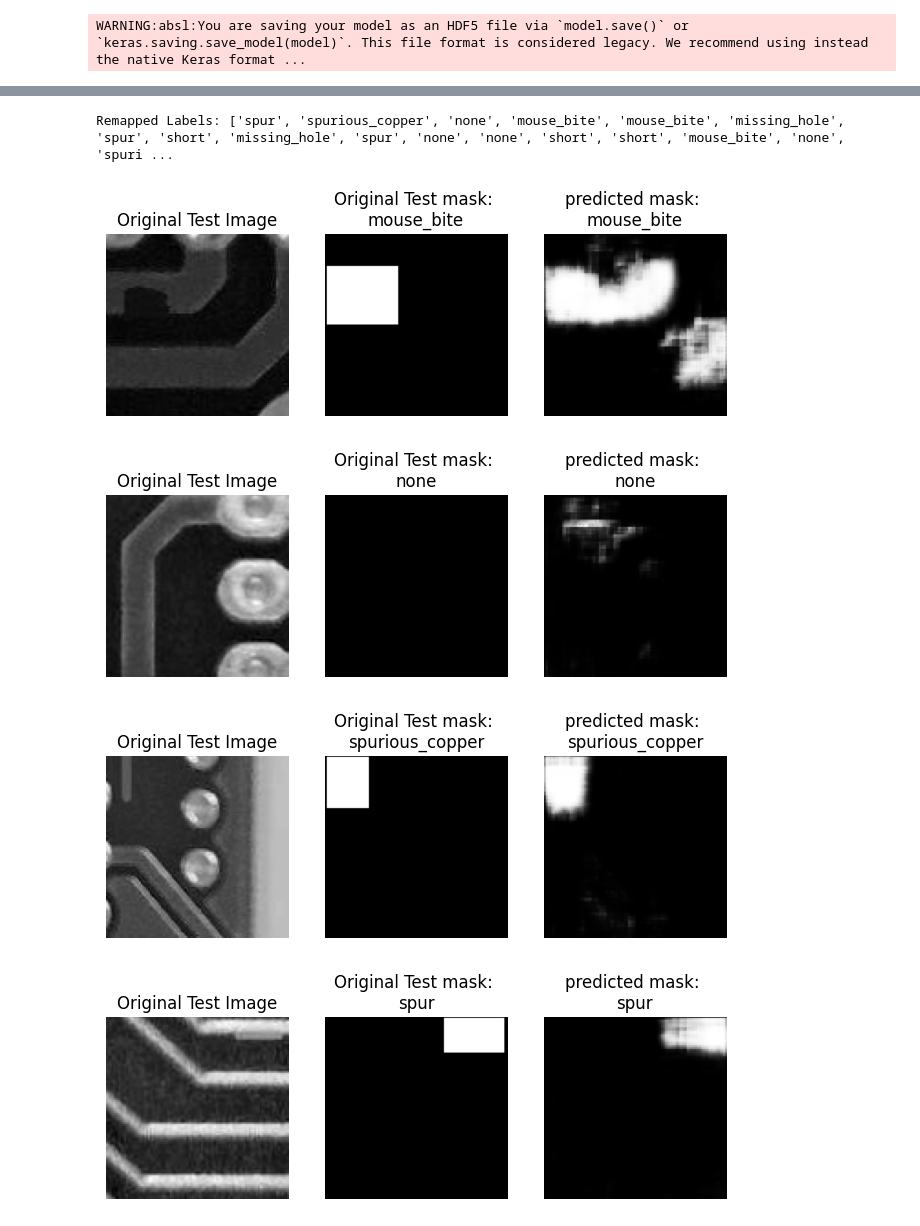
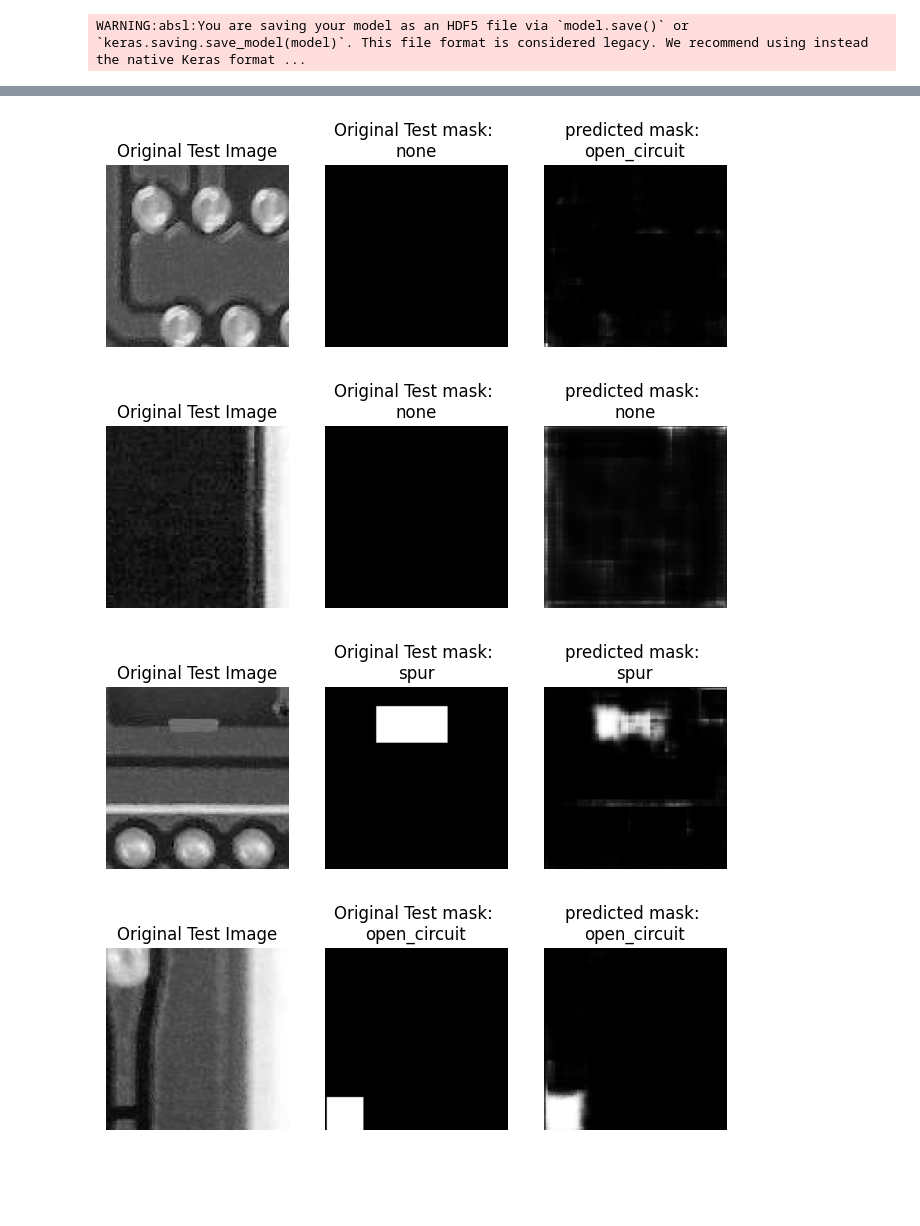
Before and after one commit to taubenus/PCB_Defects_Detection, a Jupyter notebook: notebooks/models/PCB_enhanced_unet_segmentation_classification.ipynb, the cells around one changed output, grey strips where cells are left out. Saved outputs shown, nothing was run; the diff lists cells and outputs as text; code cells hidden in the pictures; blank space fills up the shorter version.

Commit message:
model training and interpretability tests

```diff
--- a/notebooks/models/PCB_enhanced_unet_segmentation_classification.ipynb
+++ b/notebooks/models/PCB_enhanced_unet_segmentation_classification.ipynb
@@ -686,7 +704,7 @@ Label: 6, Count: 1674
 # %% [markdown]
 After data augmentation, more imbalance is introduced, we will offset this be minimizing our classes to 500 points of data per class.
 # %%
-max_samples_per_augmented_class = 1500
+max_samples_per_augmented_class = 1780
 
 label_counts = defaultdict(int)
 
@@ -804,18 +822,25 @@ class TimingCallback(Callback):
 # %%
 early_stopping = EarlyStopping(
                                 patience=10,
-                                min_delta = 0.005,
+                                min_delta = 0.0001,
                                 verbose=1,
                                 mode = 'min',
                                 monitor='val_loss')
 
 reduce_learning_rate = ReduceLROnPlateau(
-                                    monitor="val_loss",
-                                    patience=10,
-                                    episilon= 0.005,
-                                    factor=0.1,
-                                    cooldown = 4,
-                                    verbose=1)
+                                        monitor="val_loss",
+                                        patience=10,
+                                        episilon= 0.0001,
+                                        factor=0.01,
+                                        cooldown = 4,
+                                        verbose=1)
 
-time_callback = TimingCallback(10800)
+checkpoint = ModelCheckpoint(
+                            'best_model_params_100.keras',
+                            monitor='val_loss',
+                            verbose=1,
+                            save_best_only=True,
+                            mode='min')
+
+time_callback = TimingCallback(20000) # 18000 = 5 hrs
 # %%
@@ -890,11 +915,11 @@ model.compile(
         'classification_output': 'categorical_crossentropy'  # for the classification output with softmax
     },
     loss_weights={
-        'segmentation_output': 0.8,  # Weighted at 70%
-        'classification_output': 0.2  # Weighted at 30%
+        'segmentation_output': 0.8,  # Weighted at 80%
+        'classification_output': 0.2  # Weighted at 20%
     },
     metrics={
-        'segmentation_output': ['accuracy', MeanAbsoluteError()],  # Adding MAE for mask
+        'segmentation_output': ['accuracy', MeanAbsoluteError(), MeanIoU(num_classes=num_classes)],  # Metrics for segmentation
         'classification_output': ['accuracy', Recall(), Precision()]  # Metrics for classification
     }
 )
@@ -946,12 +971,12 @@ Data type of y_train_augmented: float64
 # Train the model
 history = model.fit(x=x_train_filtered_images,
                     y=[y_train_filtered_mask, y_train_filtered_labels],
-                    epochs=10,
+                    epochs=40,
                     batch_size=16,
                     validation_data=(X_test, [y_test_mask, y_test_class]),
                     callbacks=[ reduce_learning_rate,
                                 early_stopping,
-                                #time_callback
+                                time_callback
                                 ],
                     verbose=True)
 # %% [output]
@@ -1078,39 +1100,34 @@ class_labels_pred = {
     5: 'spur',
     6: 'spurious_copper'
 }
-# Remap predicted labels to label names
+
 remapped_labels = [class_labels_pred[label] for label in predicted_labels]
 
 remapped_test_labels = [class_labels_pred[label] for label in test_labels]
-
-# Print the remapped labels
-print("Remapped Labels:", remapped_labels)
-# %% [output]
-Remapped Labels: ['spur', 'spurious_copper', 'none', 'mouse_bite', 'mouse_bite', 'missing_hole', 'spur', 'short', 'missing_hole', 'spur', 'none', 'none', 'short', 'short', 'mouse_bite', 'none', 'spuri ...
 # %%
 
-for i in range(14,24,1):
+for i in range(24,30,1):
 
 
     plt.figure(figsize = (8, 5))
     plt.subplot(131)
     plt.imshow(X_test[i].squeeze(), cmap='gray')
     plt.title('Original Test Image')
     plt.axis('off')
 
     plt.subplot(132)
     plt.imshow(y_test_mask[i].squeeze(), cmap='gray')
     plt.title('Original Test mask: \n' + remapped_test_labels[i])
     plt.axis('off')
 
     plt.subplot(133)
     plt.imshow(y_val_pred[i].squeeze(), cmap='gray')
     plt.title('predicted mask: \n' + remapped_labels[i])
     plt.axis('off')
 
     plt.show()
 # %% [output]
-[figure, old version]
+[figure, new version]
-[figure, old version]
+[figure, new version]
-[figure, old version]
+[figure, new version]
-[figure, old version]
+[figure, new version]
```
Also changed, not shown: parts of 25 cells of this notebook, 12 other files.
